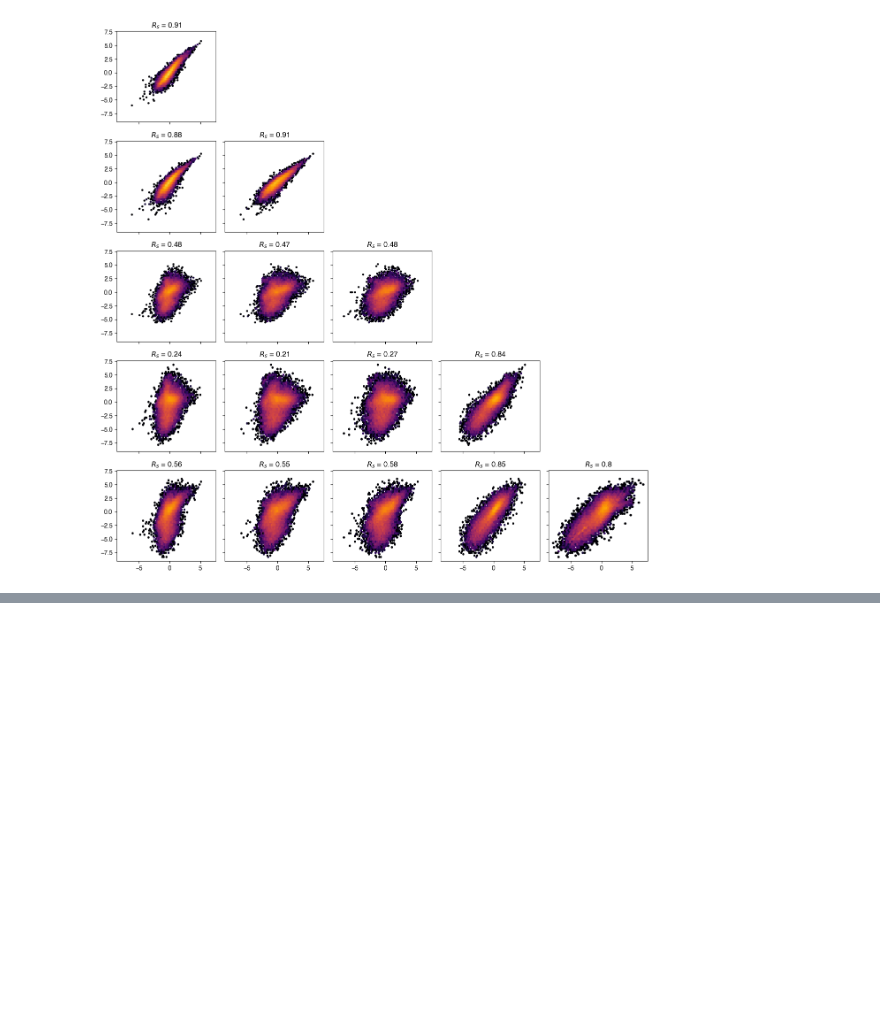
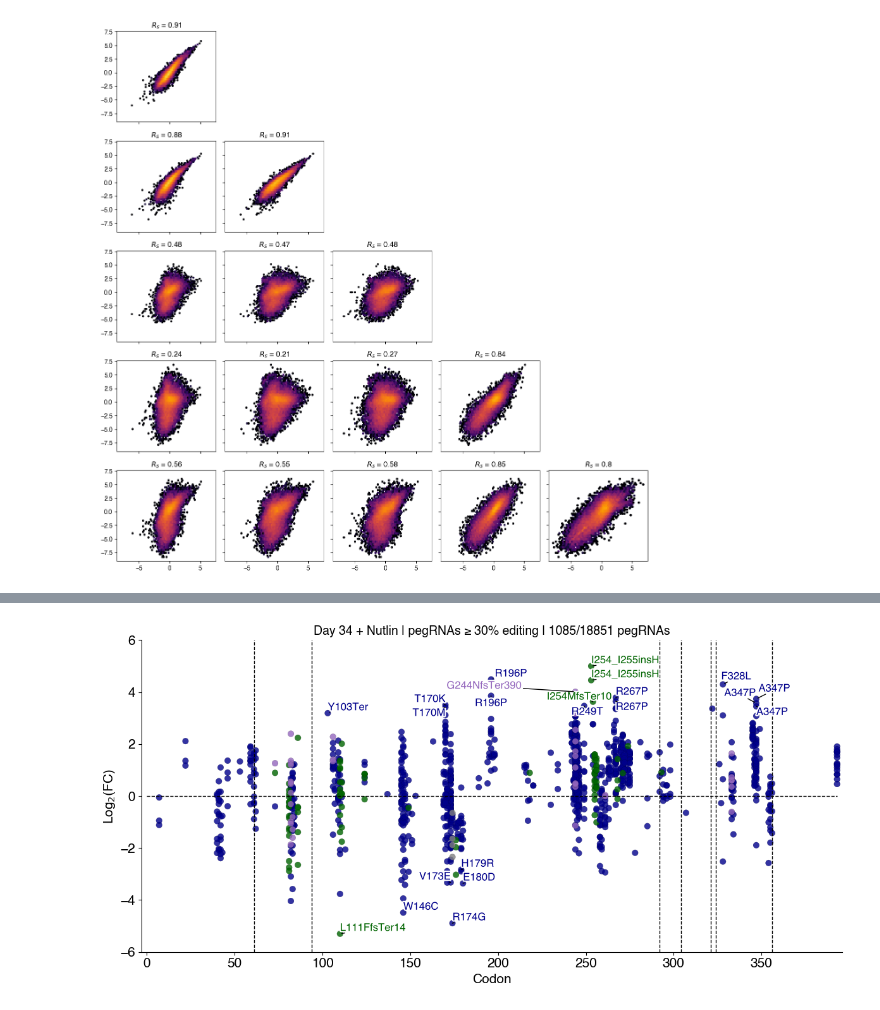
Before and after one commit to samgould2/p53-prime-editing-sensor, a Jupyter notebook: extended_figures.ipynb, the cells around one changed output, grey strips where cells are left out. Saved outputs shown, nothing was run; the diff lists cells and outputs as text; code cells hidden in the pictures; blank space fills up the shorter version.

```diff
--- a/extended_figures.ipynb
+++ b/extended_figures.ipynb
@@ -807,3 +947,83 @@ fig.tight_layout()
+# %%
+sample = 'D34-NUT'
+corr_perc_min = 30 #MODIFY THIS PARAMETER TO GENERATE ALTERNATE PLOTS
+corr_perc_max = 100
+counts_threshold=10
+
+
+fig, ax = plt.subplots(figsize=(12,6))
+
+bb = mageck_dict[sample].copy()
+bb = bb.replace(0,1e-5) #for the log FDR calculation
+bb['-log10(FDR)']=-np.log10(bb['FDR'])
+bb['FDR_below_.05'] = bb['FDR']<.05
+
+d34 = cp_dict2[sample]
+d34 = d34[d34['Reads_aligned_all_amplicons']>=counts_threshold]
+p = d34[(d34['corr_perc_backsub']>=corr_perc_min) & (d34['corr_perc_backsub']<=corr_perc_max)]
+
+bb = pd.merge(bb, p, on='peg_id')
+
+
+c_dict = {'SNV':'darkblue', 'INS':'darkgreen', 'DEL':'tab:purple', 'ONV':'grey'}
+
+bb['color'] = [c_dict[i] for i in bb['variant_type']]
+
+
+g = ax.scatter(data = bb, x='codon', y='LFC', c='color', alpha=.8, s=50, edgecolor='black', linewidths=.1)
+
+ax.plot([0,393],[0,0], linewidth=1, linestyle='dashed', color='black')
+ax.set_title(f"Day 34 + Nutlin | pegRNAs ≥ {corr_perc_min}% editing | {len(bb)}/{len(d34)} pegRNAs", fontsize=14)
+ax.set_ylim(-6,6)
+ax.set_xlim(-3,396)
+ax.set_ylabel("Log$_{2}$(FC)", fontsize=15)
+ax.set_xlabel("Codon", fontsize=15)
+
+
+ax.spines['top'].set_visible(False)
+ax.spines['right'].set_visible(False)
+ax.tick_params(axis='both', which='major', labelsize=15)
+
+
+#plotting domain lines
+boundaries = [61,94,292,304,321,324,356]
+for bound in boundaries:
+    ax.plot([bound, bound],[-6,6], linewidth=1, linestyle='dashed', color='black')
+
+
+#pegRNA annotation
+#text annotation code
+cutoff = 3.4
+min_cutoff = -4
+
+bbb1 = bb[bb['LFC']>=cutoff]
+
+bbb2 = bb[bb['LFC']<=-.5]
+bbb2 = bbb2[bbb2['FDR_below_.05']==True]
+
+first_half = bb[bb['codon']<=160]
+fh1 = first_half[first_half['LFC']>=2.5]
+
+bb2 = pd.concat((bbb1, bbb2, fh1))
+
+t = list(bb2['Gene'])
+x=list(bb2['codon'])
+y = list(bb2['LFC'])
+c = list(bb2['variant_type'])
+#adjust_text(texts, x, y, arrowprops=dict(arrowstyle="->", color='r', lw=0.5))
+
+c_dict = {'SNV':'darkblue', 'INS':'darkgreen', 'DEL':'tab:purple', 'ONV':'grey'}
+
+texts = [ax.text(x[i], y[i], t[i], fontsize=12, color=c_dict[c[i]], path_effects=[PathEffects.withStroke(linewidth=3,
+                                                                                  foreground="w")]) for i in range(len(x))] #bbox = dict(boxstyle = 'round,pad=0.5', fc = 'white', alpha = .9)
+
+
+adjust_text(texts,only_move={'points':'y', 'texts':'xy'}, ax=ax, arrowprops=dict(arrowstyle="-", linewidth=1, alpha=1, color='black'))
+
+
+fig.tight_layout()
+# %% [output]
+[figure, added]
 # %% [markdown]
 # Extended Data Figure 7 – Competition assays functionally validate the pathogenicity of TP53 variants identified with prime editing screens.
 
```
Also changed, not shown: parts of 36 cells of this notebook.
